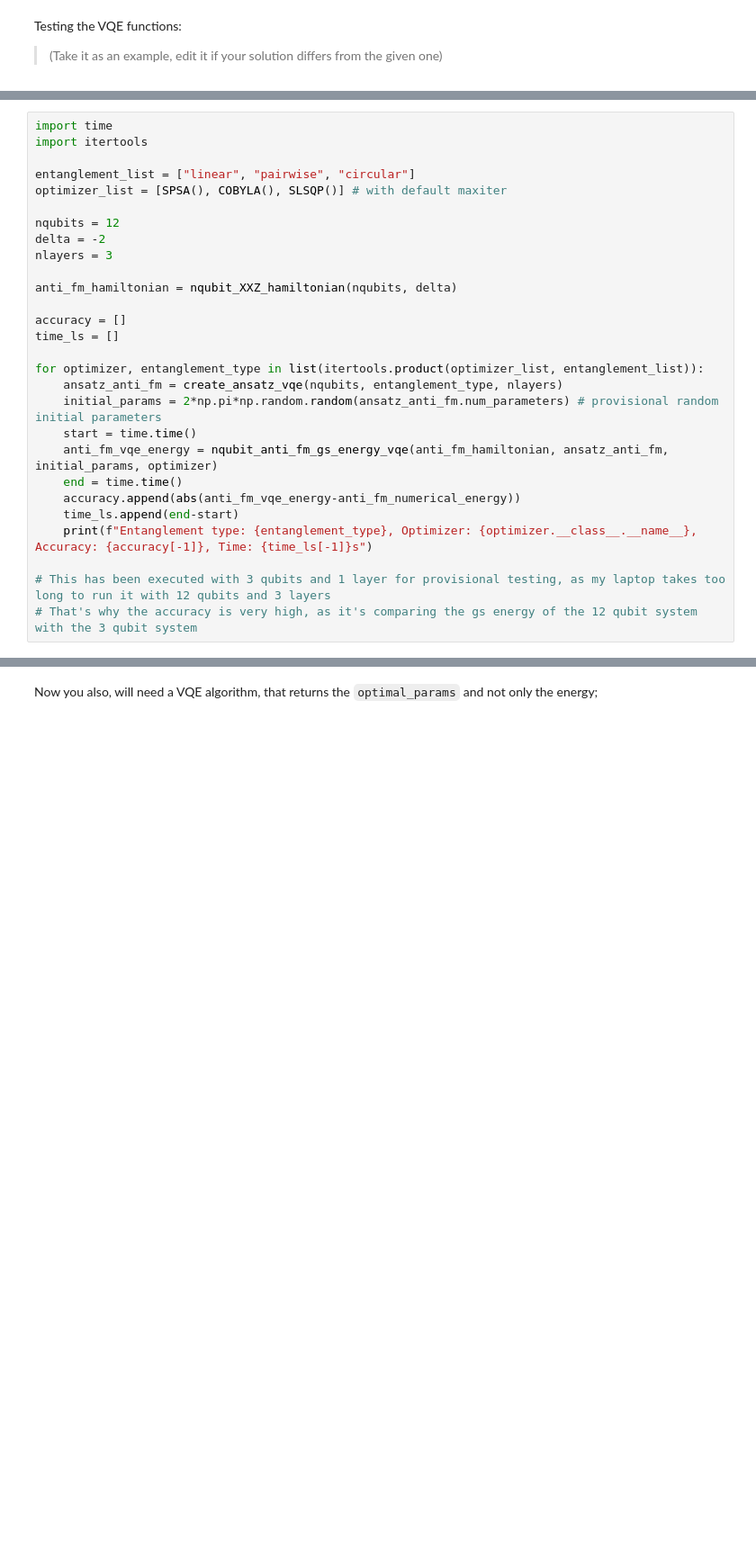
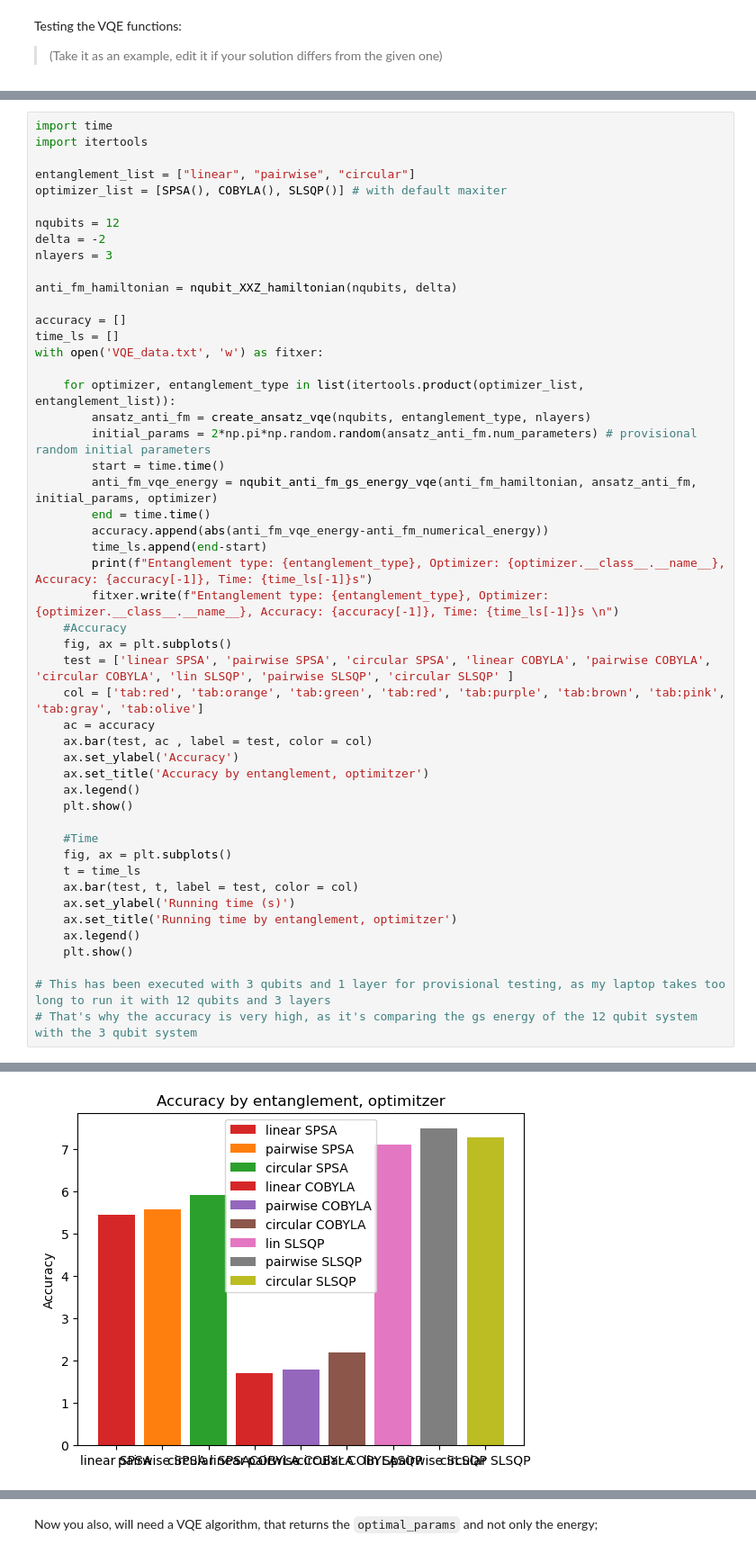
Before and after one commit to quantummasterbarcelonacode/fall-fest-24, a Jupyter notebook: notebooks/challenges/XXZ_Heisenberg_model/PhysicsChallenge.ipynb, the cells around one changed output, grey strips where cells are left out. Shown at 90% size. Drawn from its saved outputs; the diff is of its cells as text; blank space fills up the shorter version.

```diff
--- a/notebooks/challenges/XXZ_Heisenberg_model/PhysicsChallenge.ipynb
+++ b/notebooks/challenges/XXZ_Heisenberg_model/PhysicsChallenge.ipynb
@@ -405,16 +517,37 @@ anti_fm_hamiltonian = nqubit_XXZ_hamiltonian(nqubits, delta)
 
 accuracy = []
 time_ls = []
+with open('VQE_data.txt', 'w') as fitxer:
 
-for optimizer, entanglement_type in list(itertools.product(optimizer_list, entanglement_list)):
-    ansatz_anti_fm = create_ansatz_vqe(nqubits, entanglement_type, nlayers)
-    initial_params = 2*np.pi*np.random.random(ansatz_anti_fm.num_parameters) # provisional random initial parameters
-    start = time.time()
-    anti_fm_vqe_energy = nqubit_anti_fm_gs_energy_vqe(anti_fm_hamiltonian, ansatz_anti_fm, initial_params, optimizer)
-    end = time.time()
-    accuracy.append(abs(anti_fm_vqe_energy-anti_fm_numerical_energy))
-    time_ls.append(end-start)
-    print(f"Entanglement type: {entanglement_type}, Optimizer: {optimizer.__class__.__name__}, Accuracy: {accuracy[-1]}, Time: {time_ls[-1]}s")
+    for optimizer, entanglement_type in list(itertools.product(optimizer_list, entanglement_list)):
+        ansatz_anti_fm = create_ansatz_vqe(nqubits, entanglement_type, nlayers)
+        initial_params = 2*np.pi*np.random.random(ansatz_anti_fm.num_parameters) # provisional random initial parameters
+        start = time.time()
+        anti_fm_vqe_energy = nqubit_anti_fm_gs_energy_vqe(anti_fm_hamiltonian, ansatz_anti_fm, initial_params, optimizer)
+        end = time.time()
+        accuracy.append(abs(anti_fm_vqe_energy-anti_fm_numerical_energy))
+        time_ls.append(end-start)
+        print(f"Entanglement type: {entanglement_type}, Optimizer: {optimizer.__class__.__name__}, Accuracy: {accuracy[-1]}, Time: {time_ls[-1]}s")
+        fitxer.write(f"Entanglement type: {entanglement_type}, Optimizer: {optimizer.__class__.__name__}, Accuracy: {accuracy[-1]}, Time: {time_ls[-1]}s \n")
+    #Accuracy
+    fig, ax = plt.subplots()
+    test = ['linear SPSA', 'pairwise SPSA', 'circular SPSA', 'linear COBYLA', 'pairwise COBYLA', 'circular COBYLA', 'lin SLSQP', 'pairwise SLSQP', 'circular SLSQP' ]
+    col = ['tab:red', 'tab:orange', 'tab:green', 'tab:red', 'tab:purple', 'tab:brown', 'tab:pink', 'tab:gray', 'tab:olive']
+    ac = accuracy
+    ax.bar(test, ac , label = test, color = col)
+    ax.set_ylabel('Accuracy')
+    ax.set_title('Accuracy by entanglement, optimitzer')
+    ax.legend()
+    plt.show()
+
+    #Time
+    fig, ax = plt.subplots()
+    t = time_ls
+    ax.bar(test, t, label = test, color = col)
+    ax.set_ylabel('Running time (s)')
+    ax.set_title('Running time by entanglement, optimitzer')
+    ax.legend()
+    plt.show()
 
 # This has been executed with 3 qubits and 1 layer for provisional testing, as my laptop takes too long to run it with 12 qubits and 3 layers
 # That's why the accuracy is very high, as it's comparing the gs energy of the 12 qubit system with the 3 qubit system
@@ -430,0 +564 @@ Entanglement type: circular, Optimizer: SLSQP, Accuracy: 7.266513859885892, Time
+[figure, added]
```
Also changed, not shown: parts of 11 cells of this notebook, 5 other files.
